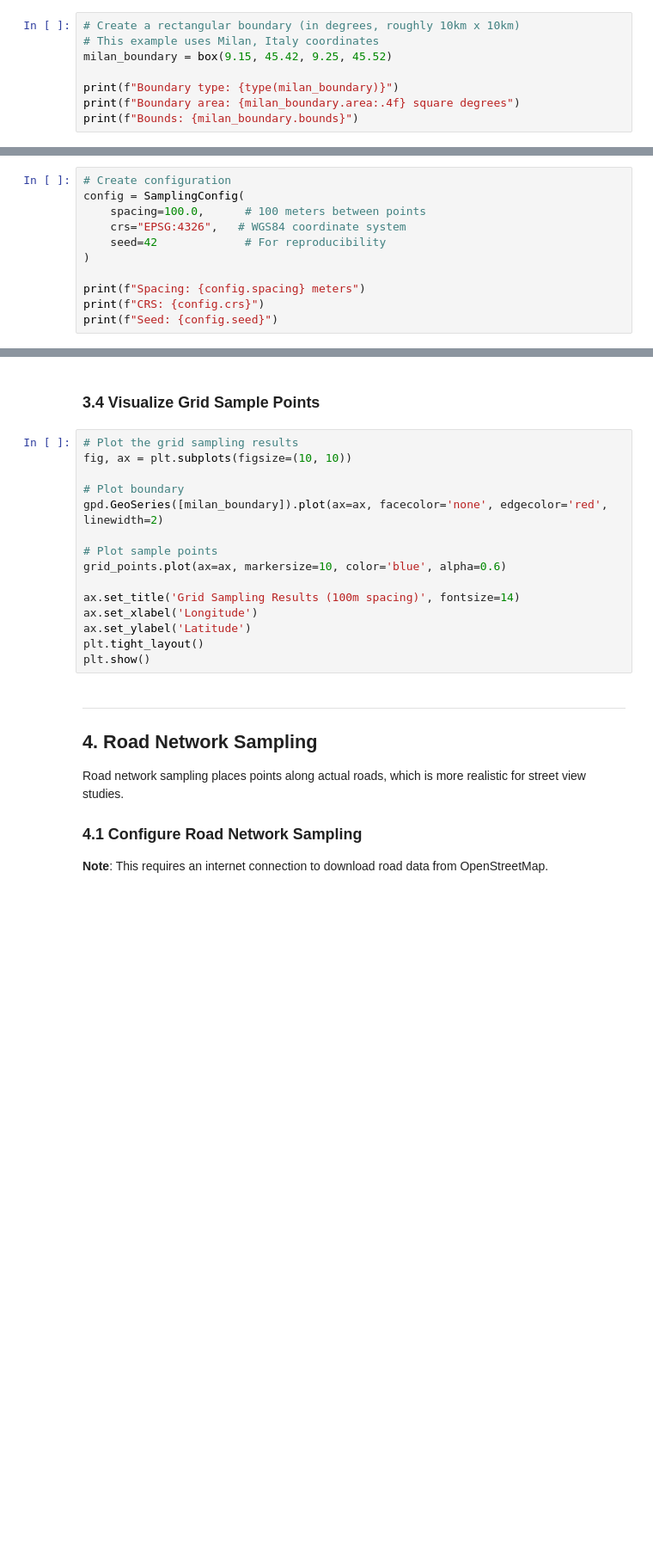
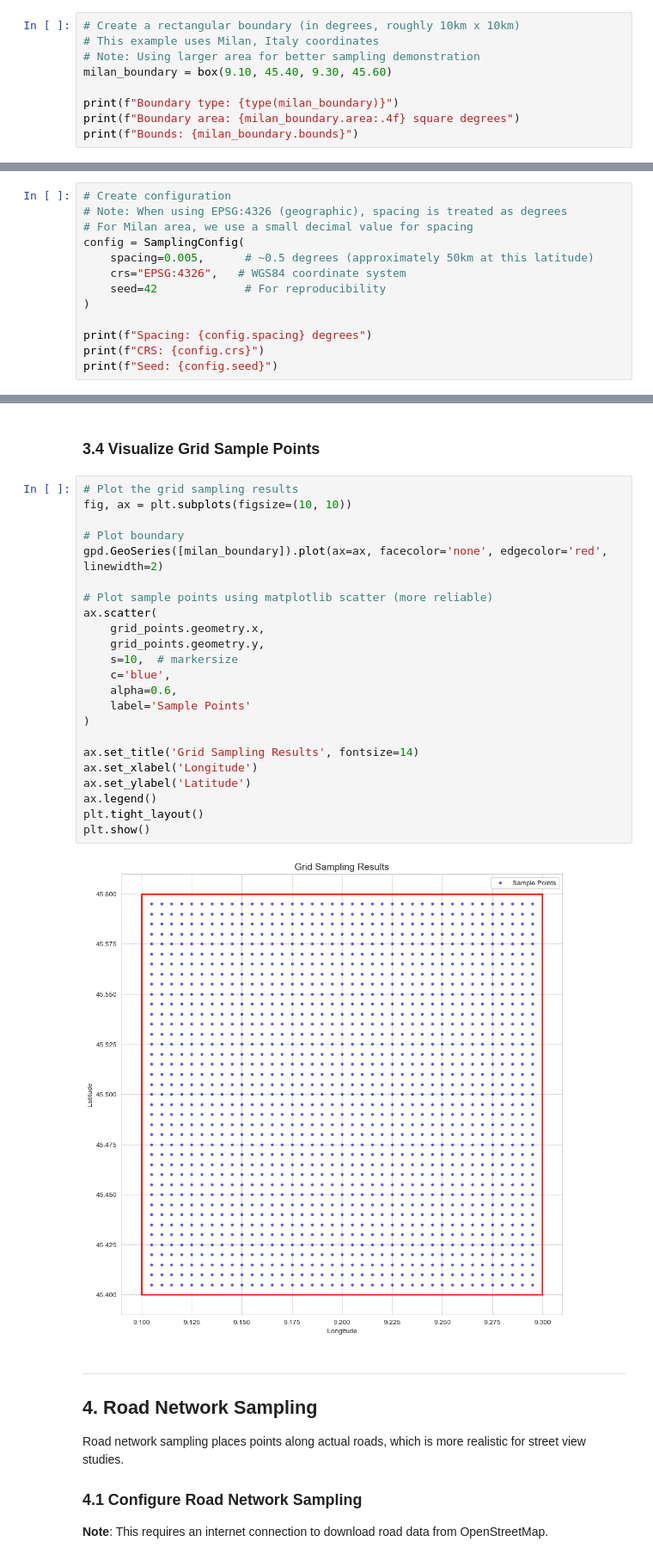
Before and after one commit to GuojialeGeographer/GProcessing2025, a Jupyter notebook: examples/intro_to_svipro.ipynb, the cells around one changed output, grey strips where cells are left out. Shown at 86% size. Drawn from its saved outputs; the diff is of its cells as text; blank space fills up the shorter version.

```diff
--- a/examples/intro_to_svipro.ipynb
+++ b/examples/intro_to_svipro.ipynb
@@ -81,7 +84,8 @@ First, create a boundary for your area of interest (AOI):
 # %%
 # Create a rectangular boundary (in degrees, roughly 10km x 10km)
 # This example uses Milan, Italy coordinates
-milan_boundary = box(9.15, 45.42, 9.25, 45.52)
+# Note: Using larger area for better sampling demonstration
+milan_boundary = box(9.10, 45.40, 9.30, 45.60)
 
 print(f"Boundary type: {type(milan_boundary)}")
 print(f"Boundary area: {milan_boundary.area:.4f} square degrees")
@@ -92,12 +100,14 @@ print(f"Bounds: {milan_boundary.bounds}")
 Create a `SamplingConfig` object with your parameters:
 # %%
 # Create configuration
+# Note: When using EPSG:4326 (geographic), spacing is treated as degrees
+# For Milan area, we use a small decimal value for spacing
 config = SamplingConfig(
-    spacing=100.0,      # 100 meters between points
+    spacing=0.005,      # ~0.5 degrees (approximately 50km at this latitude)
     crs="EPSG:4326",   # WGS84 coordinate system
     seed=42             # For reproducibility
 )
 
-print(f"Spacing: {config.spacing} meters")
+print(f"Spacing: {config.spacing} degrees")
 print(f"CRS: {config.crs}")
 print(f"Seed: {config.seed}")
@@ -123,18 +173,28 @@ print(grid_points.head())
 # %%
 # Plot the grid sampling results
 fig, ax = plt.subplots(figsize=(10, 10))
 
 # Plot boundary
 gpd.GeoSeries([milan_boundary]).plot(ax=ax, facecolor='none', edgecolor='red', linewidth=2)
 
-# Plot sample points
-grid_points.plot(ax=ax, markersize=10, color='blue', alpha=0.6)
+# Plot sample points using matplotlib scatter (more reliable)
+ax.scatter(
+    grid_points.geometry.x,
+    grid_points.geometry.y,
+    s=10,  # markersize
+    c='blue',
+    alpha=0.6,
+    label='Sample Points'
+)
 
-ax.set_title('Grid Sampling Results (100m spacing)', fontsize=14)
+ax.set_title('Grid Sampling Results', fontsize=14)
 ax.set_xlabel('Longitude')
 ax.set_ylabel('Latitude')
+ax.legend()
 plt.tight_layout()
 plt.show()
+# %% [output]
+[figure, added]
 # %% [markdown]
 ---
 
```
Also changed, not shown: parts of 9 cells of this notebook, 6 other files.
